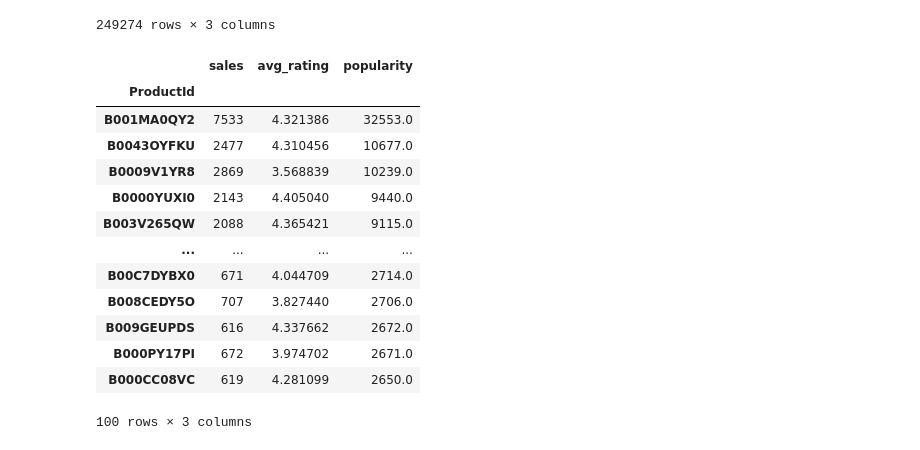
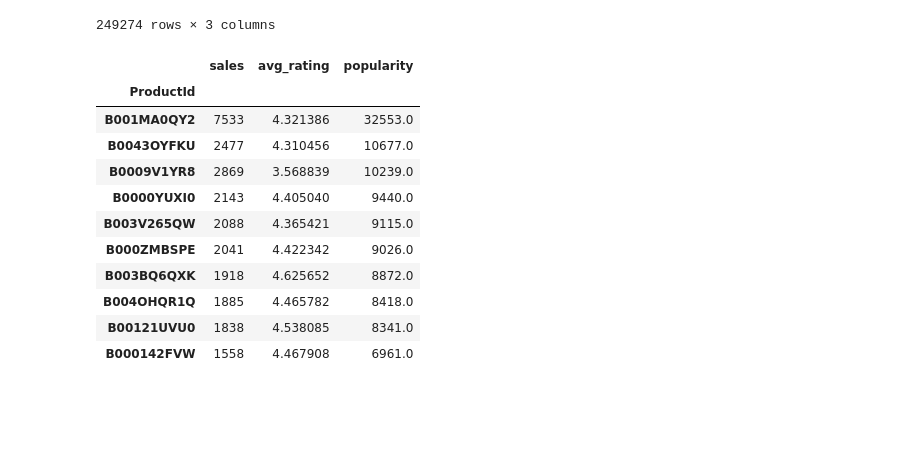
Before and after one commit to vgtgayan/rec-sys, a Jupyter notebook: 1_most_popular.ipynb, the cells around one changed output. Drawn from its saved outputs; the diff is of its cells as text; code cells hidden in the pictures; blank space fills up the shorter version.

```diff
--- a/1_most_popular.ipynb
+++ b/1_most_popular.ipynb
@@ -21,6 +21,7 @@ df
 # Drop null values
 df = df.dropna()
 # %%
+agg_df = pd.DataFrame()
 agg_df['sales'] = pd.DataFrame(df.groupby('ProductId')['Rating'].count())
 agg_df
 # %% [output]
@@ -75,20 +76,18 @@ agg_df
 | B00LU0LTOU | 1 | 5.0 | 5.0 |
 249274 rows × 3 columns
 # %%
-most_popular_df = agg_df.sort_values('popularity', ascending=False).head(100)
+most_popular_df = agg_df.sort_values('popularity', ascending=False).head(10)
 most_popular_df
 # %% [output]
 |  | sales | avg_rating | popularity |
 | ProductId |  |  |  |
 | B001MA0QY2 | 7533 | 4.321386 | 32553.0 |
 | B0043OYFKU | 2477 | 4.310456 | 10677.0 |
 | B0009V1YR8 | 2869 | 3.568839 | 10239.0 |
 | B0000YUXI0 | 2143 | 4.405040 | 9440.0 |
 | B003V265QW | 2088 | 4.365421 | 9115.0 |
-| ... | ... | ... | ... |
-| B00C7DYBX0 | 671 | 4.044709 | 2714.0 |
-| B008CEDY5O | 707 | 3.827440 | 2706.0 |
-| B009GEUPDS | 616 | 4.337662 | 2672.0 |
-| B000PY17PI | 672 | 3.974702 | 2671.0 |
-| B000CC08VC | 619 | 4.281099 | 2650.0 |
+| B000ZMBSPE | 2041 | 4.422342 | 9026.0 |
+| B003BQ6QXK | 1918 | 4.625652 | 8872.0 |
+| B004OHQR1Q | 1885 | 4.465782 | 8418.0 |
+| B00121UVU0 | 1838 | 4.538085 | 8341.0 |
+| B000142FVW | 1558 | 4.467908 | 6961.0 |
-100 rows × 3 columns
```
Also changed, not shown: parts of 3 cells of this notebook, 10 other files.
